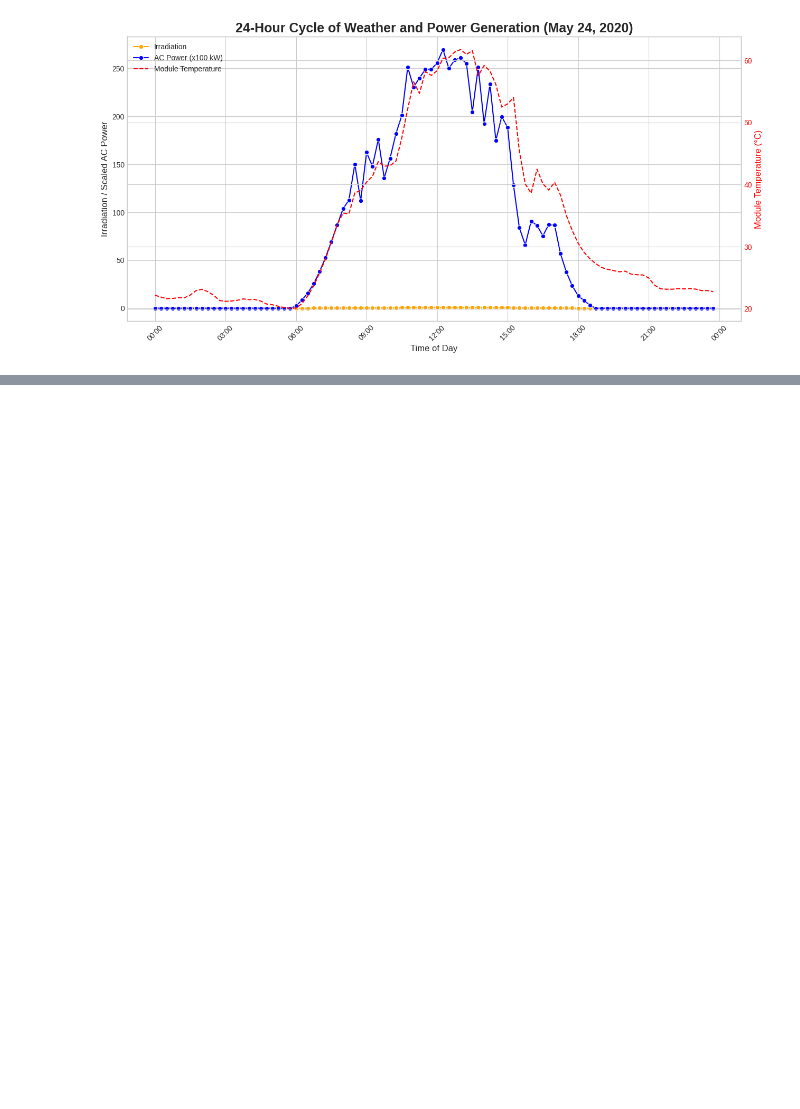
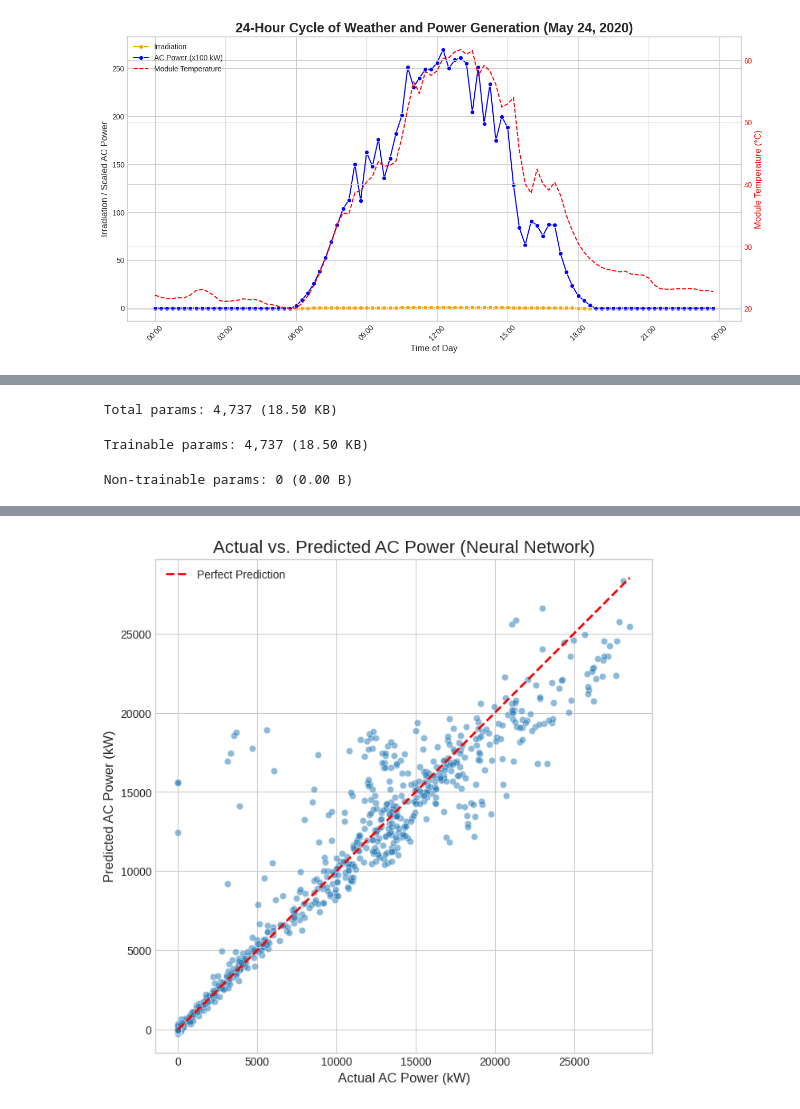
Before and after one commit to theouterlimitz/Solar_Power_Prediction, a Jupyter notebook: 02_Solar_EDA_and_Modeling.ipynb, the cells around one changed output, grey strips where cells are left out. Drawn from its saved outputs; the diff is of its cells as text; code cells hidden in the pictures; blank space fills up the shorter version.

```diff
--- a/02_Solar_EDA_and_Modeling.ipynb
+++ b/02_Solar_EDA_and_Modeling.ipynb
@@ -152,0 +312,76 @@ Generating plot for a single day's cycle...
+# %%
+import tensorflow as tf
+from tensorflow import keras
+from sklearn.metrics import r2_score, mean_absolute_error, mean_squared_error
+import matplotlib.pyplot as plt
+import pandas as pd
+import numpy as np
+
+# --- Assume these variables are loaded in your notebook's memory ---
+# X_train_scaled, X_test_scaled, y_train, y_test
+
+# ===================================================================
+# --- Build, Train, and Evaluate a Neural Network for Regression ---
+# ===================================================================
+print("--- Building the Neural Network for Regression ---")
+
+# 1. Define the Model Architecture
+model_nn = keras.Sequential([
+    # Input layer: The shape must match the number of features
+    keras.layers.Dense(64, activation='relu', input_shape=[X_train_scaled.shape[1]]),
+    keras.layers.Dense(64, activation='relu'),
+    # Output layer: For regression, it's a single neuron with no activation function.
+    keras.layers.Dense(1)
+])
+
+# 2. Compile the Model
+# For regression, we use a different loss function, like Mean Squared Error.
+# We'll track Mean Absolute Error (MAE) as a metric.
+model_nn.compile(
+    optimizer=tf.keras.optimizers.Adam(0.001), # Adam optimizer with a learning rate
+    loss='mean_squared_error',
+    metrics=['mae', 'mse']
+)
+
+print("Model built and compiled successfully.")
+model_nn.summary()
+
+# 3. Train the Model
+print("\n--- Training the Neural Network ---")
+history = model_nn.fit(
+    X_train_scaled,
+    y_train,
+    epochs=100,
+    validation_split=0.2,
+    verbose=0 # verbose=0 will hide the epoch-by-epoch output for a cleaner result
+)
+print("Model training complete.")
+
+# 4. Evaluate the Neural Network
+print("\n--- Evaluating Neural Network Performance ---")
+y_pred_nn = model_nn.predict(X_test_scaled)
+
+# Calculate and print the same metrics we used for XGBoost
+r2_nn = r2_score(y_test, y_pred_nn)
+print(f"R-squared (R²): {r2_nn:.4f}")
+
+mae_nn = mean_absolute_error(y_test, y_pred_nn)
+print(f"Mean Absolute Error (MAE): {mae_nn:.2f} kW")
+
+rmse_nn = np.sqrt(mean_squared_error(y_test, y_pred_nn))
+print(f"Root Mean Squared Error (RMSE): {rmse_nn:.2f} kW")
+
+# 5. Visualize the Predictions
+print("\n--- Visualizing Predictions vs. Actual Values (Neural Network) ---")
+plt.style.use('seaborn-v0_8-whitegrid')
+plt.figure(figsize=(8, 8))
+sns.scatterplot(x=y_test, y=y_pred_nn.flatten(), alpha=0.5)
+max_val = max(y_test.max(), y_pred_nn.max())
+plt.plot([0, max_val], [0, max_val], color='red', linestyle='--', lw=2, label='Perfect Prediction')
+plt.title('Actual vs. Predicted AC Power (Neural Network)', fontsize=16)
+plt.xlabel('Actual AC Power (kW)', fontsize=12)
+plt.ylabel('Predicted AC Power (kW)', fontsize=12)
+plt.legend()
+plt.axis('equal')
+plt.show()
+# %% [output]
@@ -152,0 +400,3 @@ Generating plot for a single day's cycle...
+ Total params: 4,737 (18.50 KB)
+ Trainable params: 4,737 (18.50 KB)
+ Non-trainable params: 0 (0.00 B)
@@ -152,0 +413 @@ Generating plot for a single day's cycle...
+[figure, added]
```
Also changed, not shown: parts of 8 cells of this notebook.
